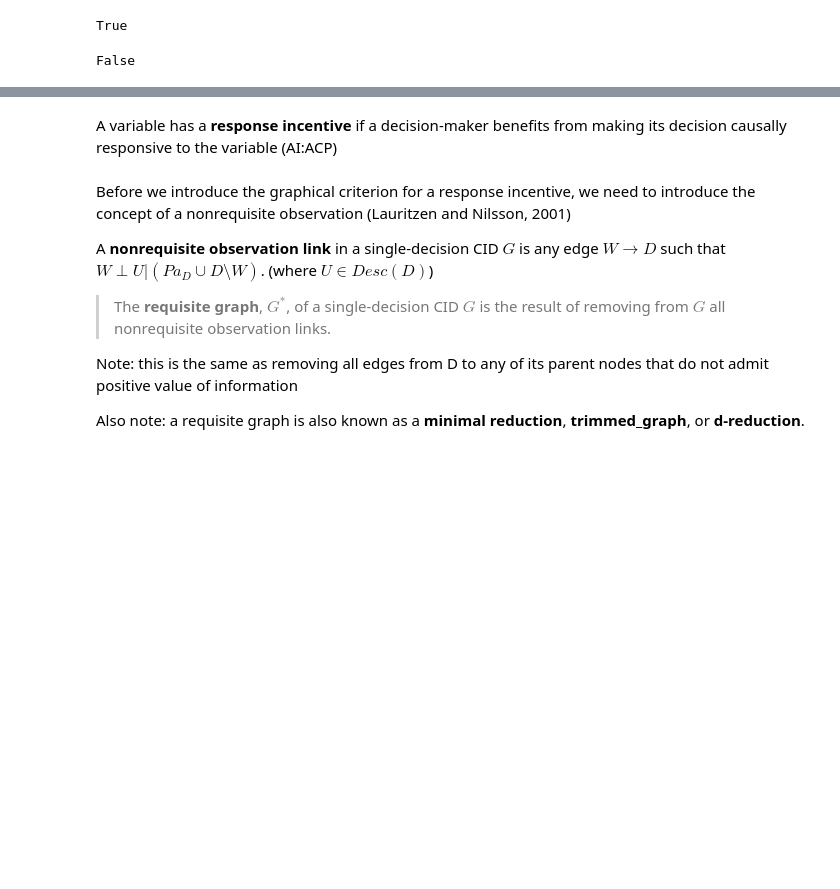
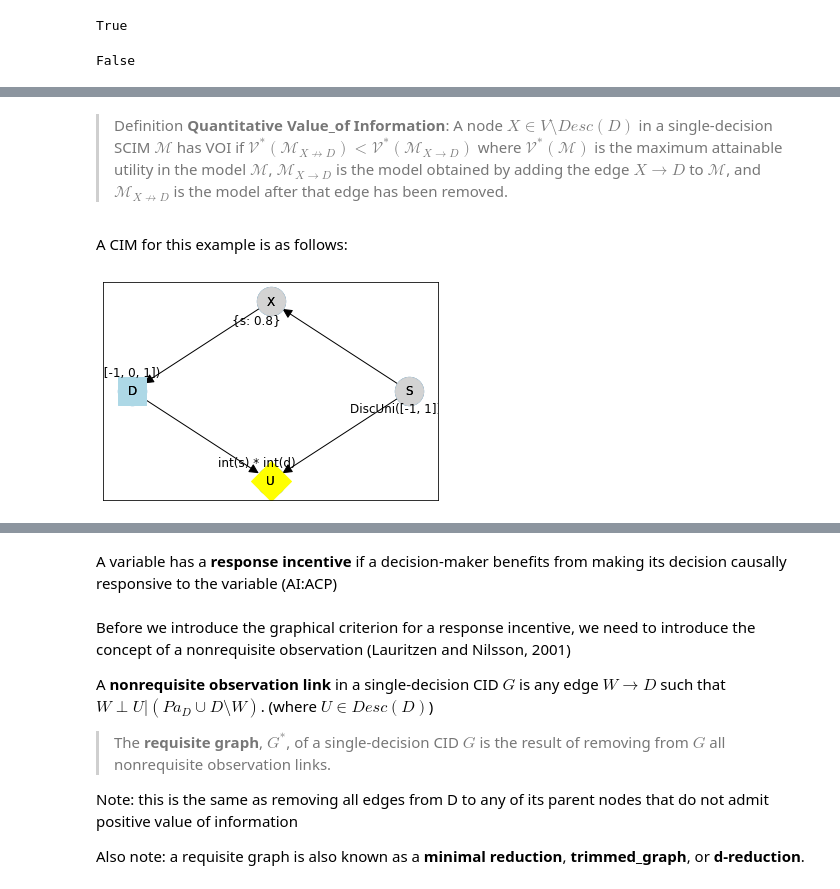
Before and after one commit to causalincentives/pycid, a Jupyter notebook: notebooks/CID_Incentives_Tutorial.ipynb, the cells around one changed output, grey strips where cells are left out. Cells and saved outputs as stored; diff of their text form; code cells hidden in the pictures; blank space fills up the shorter version.

Commit message:
add example of quantitative VOI to notebook

```diff
--- a/notebooks/CID_Incentives_Tutorial.ipynb
+++ b/notebooks/CID_Incentives_Tutorial.ipynb
@@ -102,0 +109,16 @@ False
+# %% [markdown]
+>Definition __Quantitative Value_of Information__: A node $X \in V \setminus Desc(D)$ in a single-decision SCIM $\mathcal{M}$ has VOI if $\mathcal{V}^*(\mathcal{M}_{X \not\rightarrow D}) < \mathcal{V}^*(\mathcal{M}_{X \rightarrow D})$ where $\mathcal{V}^*(\mathcal{M})$ is the maximum attainable utility in the model $\mathcal{M}$, $\mathcal{M}_{X \rightarrow D}$ is the model obtained by adding the edge $X \rightarrow D$ to $\mathcal{M}$, and $\mathcal{M}_{X \not\rightarrow D}$ is the model after that edge has been removed.
+# %% [markdown]
+A CIM for this example is as follows:
+# %%
+cid = pycid.CID([("S", "X"), ("X", "D"), ("D", "U"), ("S", "U")], decisions=["D"], utilities=["U"])
+cpd_s = pycid.UniformRandomCPD("S", [-1, 1])
+# X takes the value of S with probability 0.8
+cpd_x = pycid.StochasticFunctionCPD("X", lambda s: {s: 0.8}, domain=[-1, 1])
+cpd_d = pycid.DecisionDomain("D", [-1, 0, 1])
+cpd_u = pycid.FunctionCPD("U", lambda s, d: int(s) * int(d))
+cid.add_cpds(cpd_s, cpd_x, cpd_d, cpd_u)
+# %%
+cid.draw()
+# %% [output]
+[figure, added]
```
Also changed, not shown: parts of 23 cells of this notebook, 1 other file.
